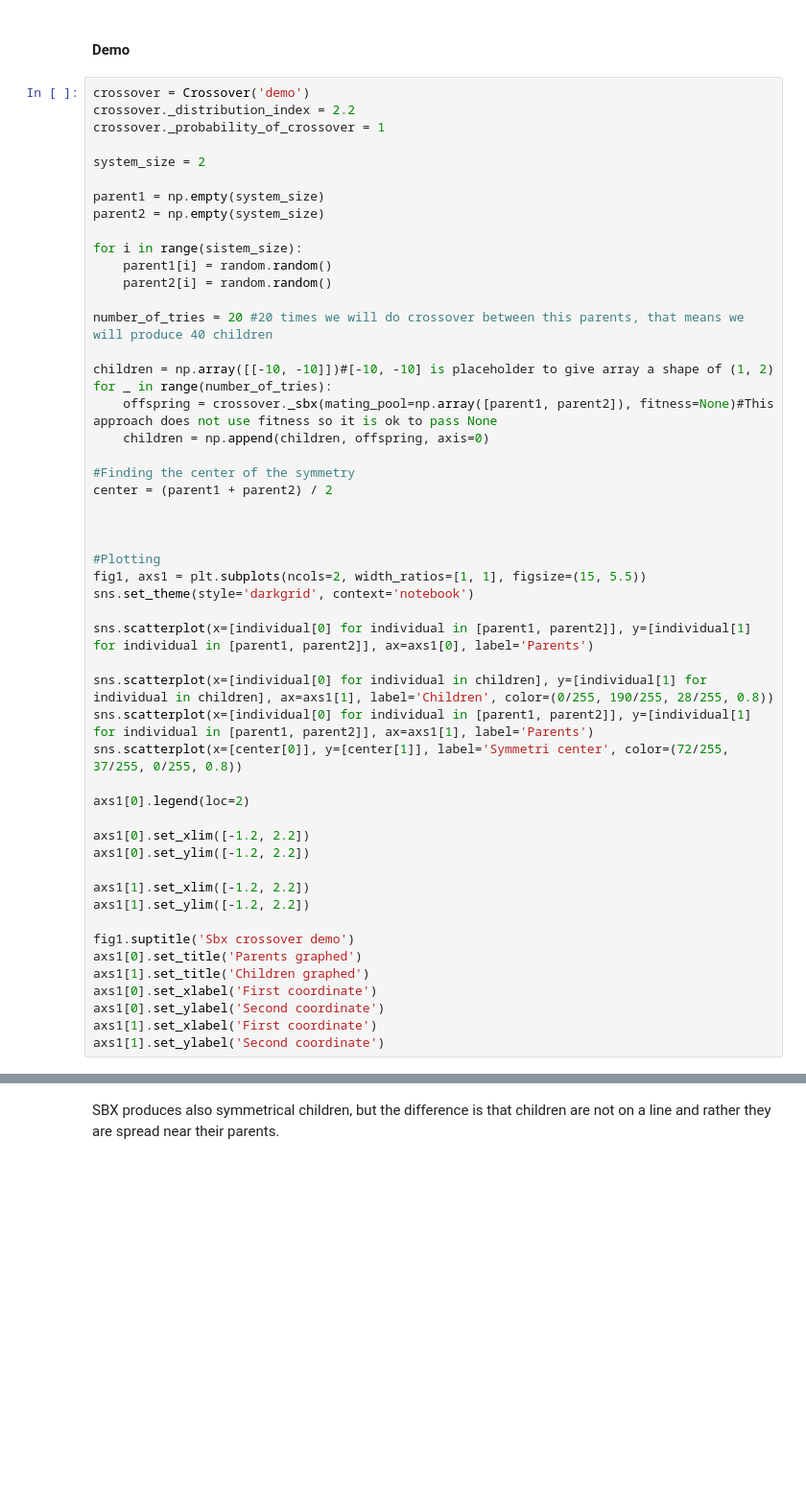
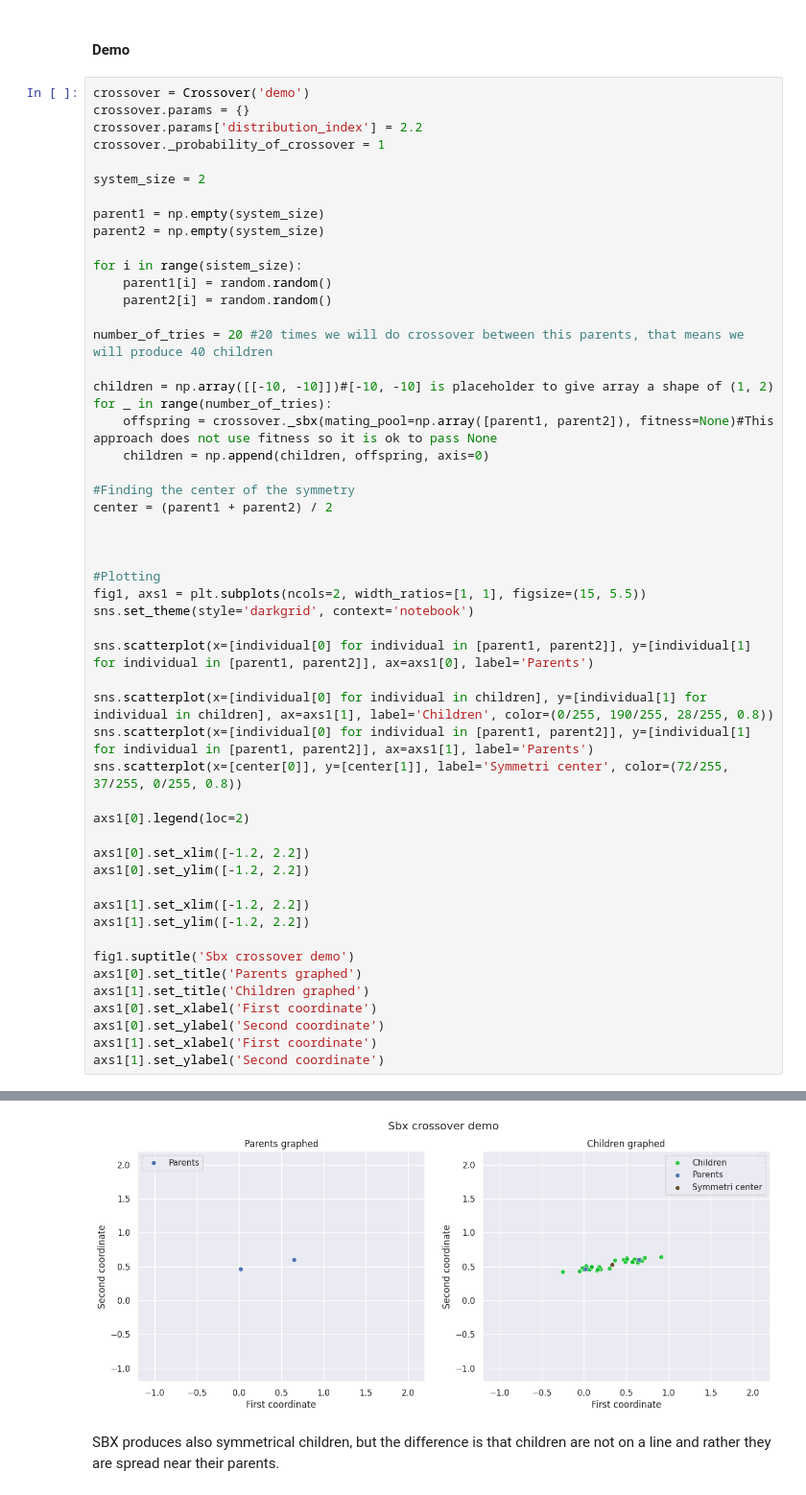
Before and after one commit to ukinolo/GAlib, a Jupyter notebook: doc/documentation.ipynb, the cells around one changed output, grey strips where cells are left out. Shown at 96% size. Cells and saved outputs as stored; diff of their text form; blank space fills up the shorter version.

```diff
--- a/doc/documentation.ipynb
+++ b/doc/documentation.ipynb
@@ -1124,7 +1146,8 @@ class Crossover(Crossover):
 #### Demo
 # %%
 crossover = Crossover('demo')
-crossover._distribution_index = 2.2
+crossover.params = {}
+crossover.params['distribution_index'] = 2.2
 crossover._probability_of_crossover = 1
 
 system_size = 2
@@ -1173,3 +1196,4 @@ axs1[0].set_xlabel('First coordinate')
 axs1[0].set_ylabel('Second coordinate')
 axs1[1].set_xlabel('First coordinate')
 axs1[1].set_ylabel('Second coordinate')
+# %% [output]
@@ -1176,3 +1201,4 @@ axs1[1].set_ylabel('Second coordinate')
+[figure, added]
 # %% [markdown]
 SBX produces also symmetrical children, but the difference is that children are not on a line and rather they are spread near their parents.
 # %% [markdown]
```
Also changed, not shown: parts of 13 cells of this notebook.
